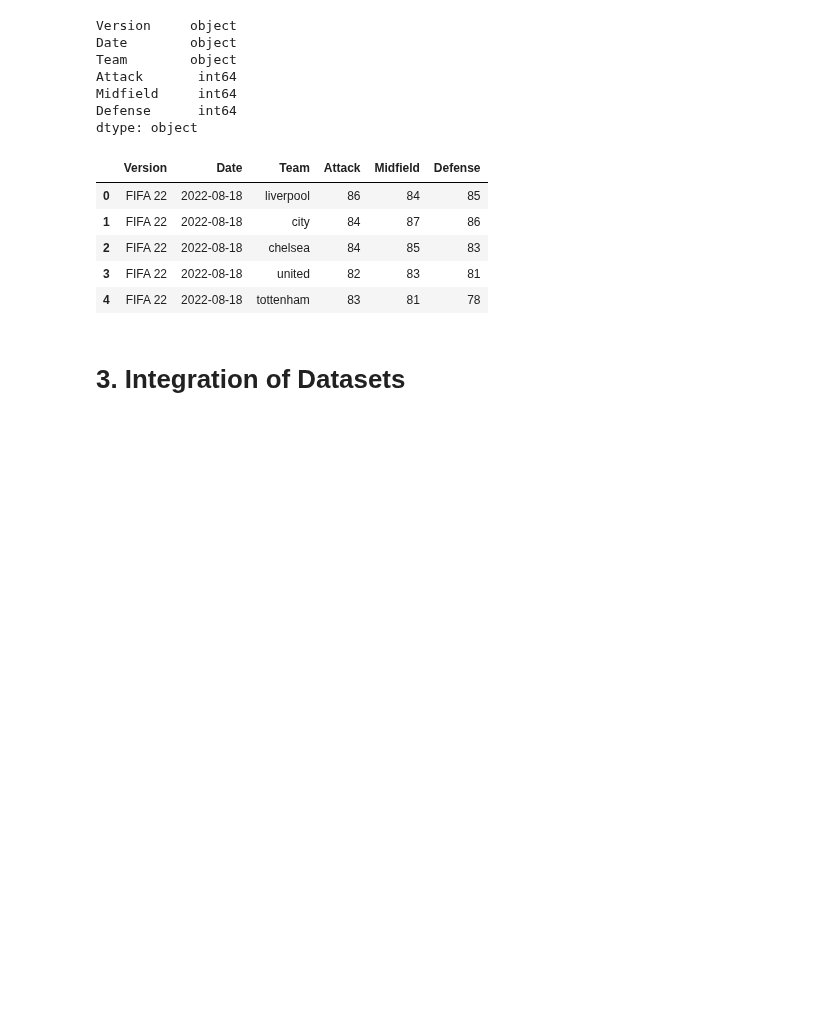
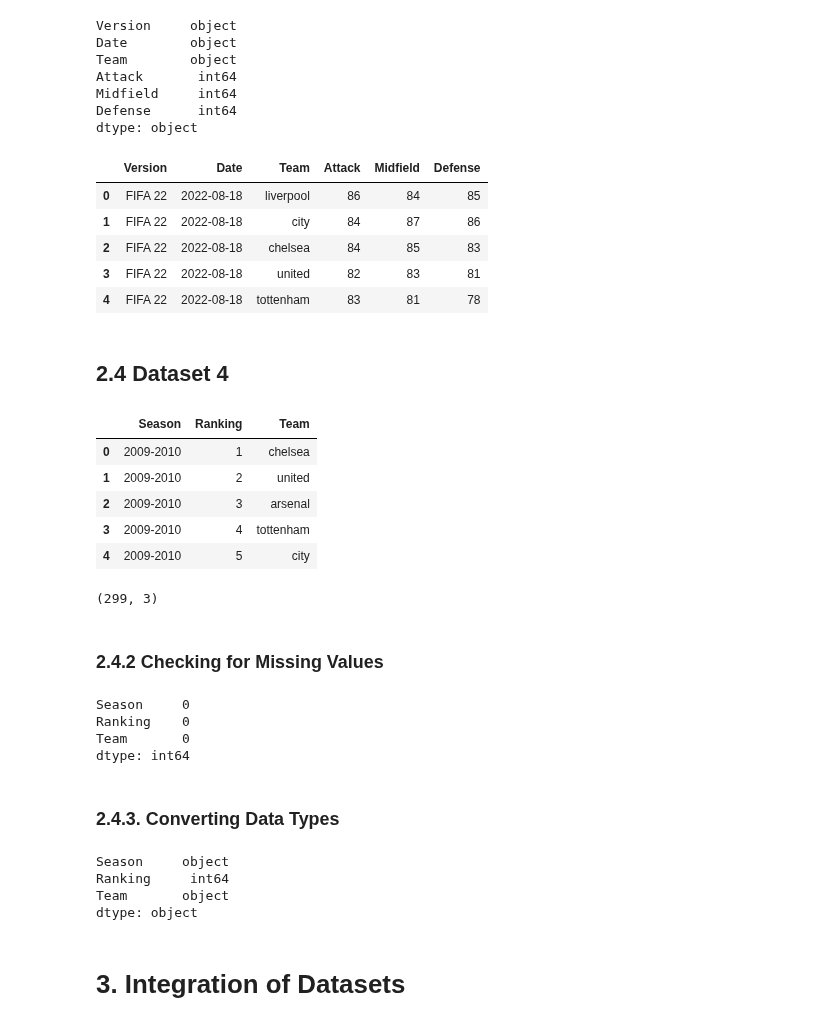
Before and after one commit to schoibs/football-match-prediction, a Jupyter notebook: notebooks/1 Data Preprocessing.ipynb, the cells around one changed output. Saved outputs shown, nothing was run; the diff lists cells and outputs as text; code cells hidden in the pictures; blank space fills up the shorter version.

Commit message:
Add data-source-4 which contains team rankings data

```diff
--- a/notebooks/1 Data Preprocessing.ipynb
+++ b/notebooks/1 Data Preprocessing.ipynb
@@ -375,6 +375,41 @@ dataset3_df.head()
 | 4 | FIFA 22 | 2022-08-18 | tottenham | 83 | 81 | 78 |
 # %%
 dataset3_df.to_csv(f'../data/processed/data-source-3/ratings-data-source-3.csv', index=False)
+# %% [markdown]
+## 2.4 Dataset 4
+# %%
+dataset4_df = pd.read_csv(f'../data/raw/data-source-4/team-rankings.csv')
+
+dataset4_df.head()
+# %% [output]
+|  | Season | Ranking | Team |
+| 0 | 2009-2010 | 1 | chelsea |
+| 1 | 2009-2010 | 2 | united |
+| 2 | 2009-2010 | 3 | arsenal |
+| 3 | 2009-2010 | 4 | tottenham |
+| 4 | 2009-2010 | 5 | city |
+# %%
+dataset4_df.shape
+# %% [output]
+(299, 3)
+# %% [markdown]
+### 2.4.2 Checking for Missing Values
+# %%
+dataset4_df.isnull().sum()
+# %% [output]
+Season     0
+Ranking    0
+Team       0
+dtype: int64
+# %% [markdown]
+### 2.4.3. Converting Data Types
+# %%
+dataset4_df.dtypes
+# %% [output]
+Season     object
+Ranking     int64
+Team       object
+dtype: object
 # %% [markdown]
 # 3. Integration of Datasets
 # %% [markdown]
```
Also changed, not shown: 2 other files.
